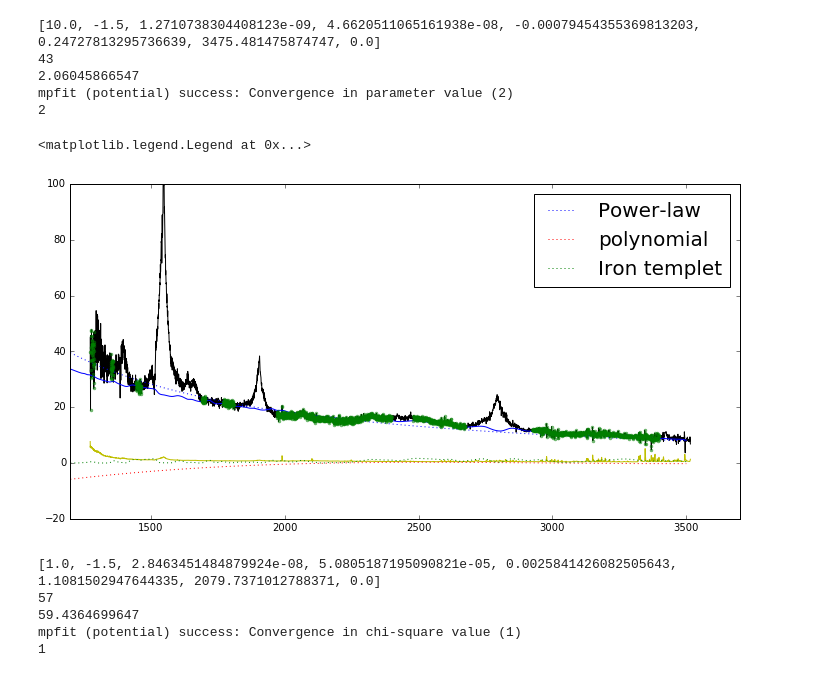
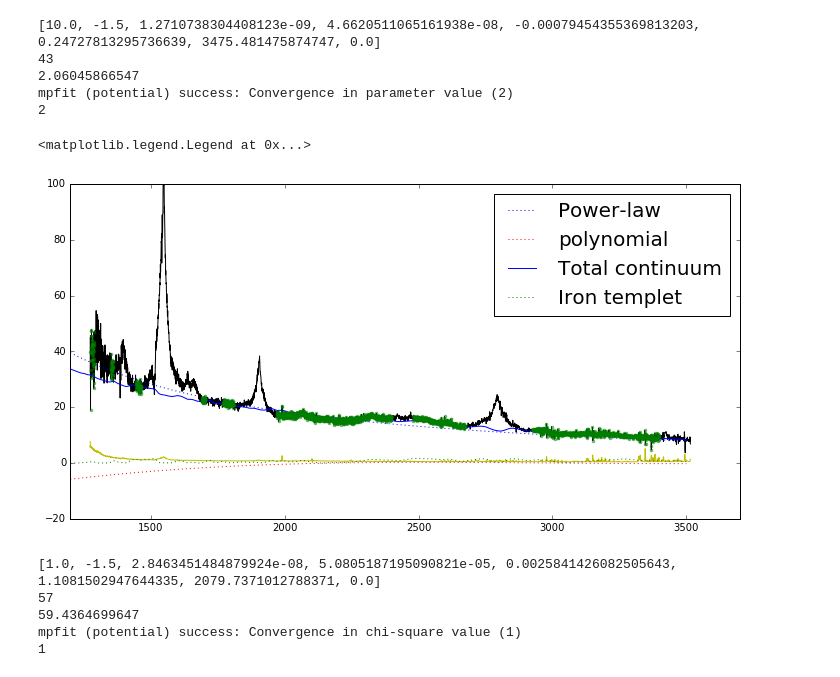
Before and after one commit to legolason/debug, a Jupyter notebook: debug.ipynb, the cells around one changed output. Drawn from its saved outputs; the diff is of its cells as text; code cells hidden in the pictures.

```diff
--- a/debug.ipynb
+++ b/debug.ipynb
@@ -100,35 +100,35 @@ except Exception, mes:
 
 print f.params
 print f.niter
 print f.rchi2_min
 print f.message
 print f.status
 
 fig=plt.figure(figsize=(12,6))
 plt.plot(wave,flux,'k')
 plt.plot(wave,err,'y')
 wv=np.arange(1200,3500,0.1)
 #plt.plot(x,f.params[0]*(x/3000.0)**f.params[1],'k')
 conti_model=f.params[0]*(wv/3000.)**f.params[1]+\
 f.params[2]*(wv-3000.)**3+f.params[3]*(wv-3000.)**2+f.params[4]*(wv-3000.)+\
 Fe_flux_mgii(wv,f.params[5:])
 
 plt.plot(wv,f.params[0]*(wv/3000.)**f.params[1],'b:', label='Power-law')
 plt.plot(wv,f.params[2]*(wv-3000.)**3+f.params[3]*(wv-3000.)**2+f.params[4]*(wv-3000.),'r:',label='polynomial')
-plt.plot(wv,conti_model)
+plt.plot(wv,conti_model,label='Total continuum')
 plt.plot(wv,Fe_flux_mgii(wv,f.params[5:]),'g:',label='Iron templet')
 plt.plot(wave[tmp_all],flux[tmp_all],'g.',alpha=0.5)  # plot continuum region
 plt.xlim(1200.,3700.)
 plt.ylim(-20,100)
 plt.legend(fontsize=20)
 # %% [output]
 [10.0, -1.5, 1.2710738304408123e-09, 4.6620511065161938e-08, -0.00079454355369813203, 0.24727813295736639, 3475.481475874747, 0.0]
 43
 2.06045866547
 mpfit (potential) success: Convergence in parameter value (2)
 2
 <matplotlib.legend.Legend at 0x...>
-[figure, old version]
+[figure, new version]
 # %%
 pp0=[1.,-1.5,0.,0.,0.,.2,4000.,0.]
 f = kmpfit.Fitter(residuals = residuals, data = (x,y,yerr),stepfactor=100000,xtol=1e-20, gtol=1e-20)
```
